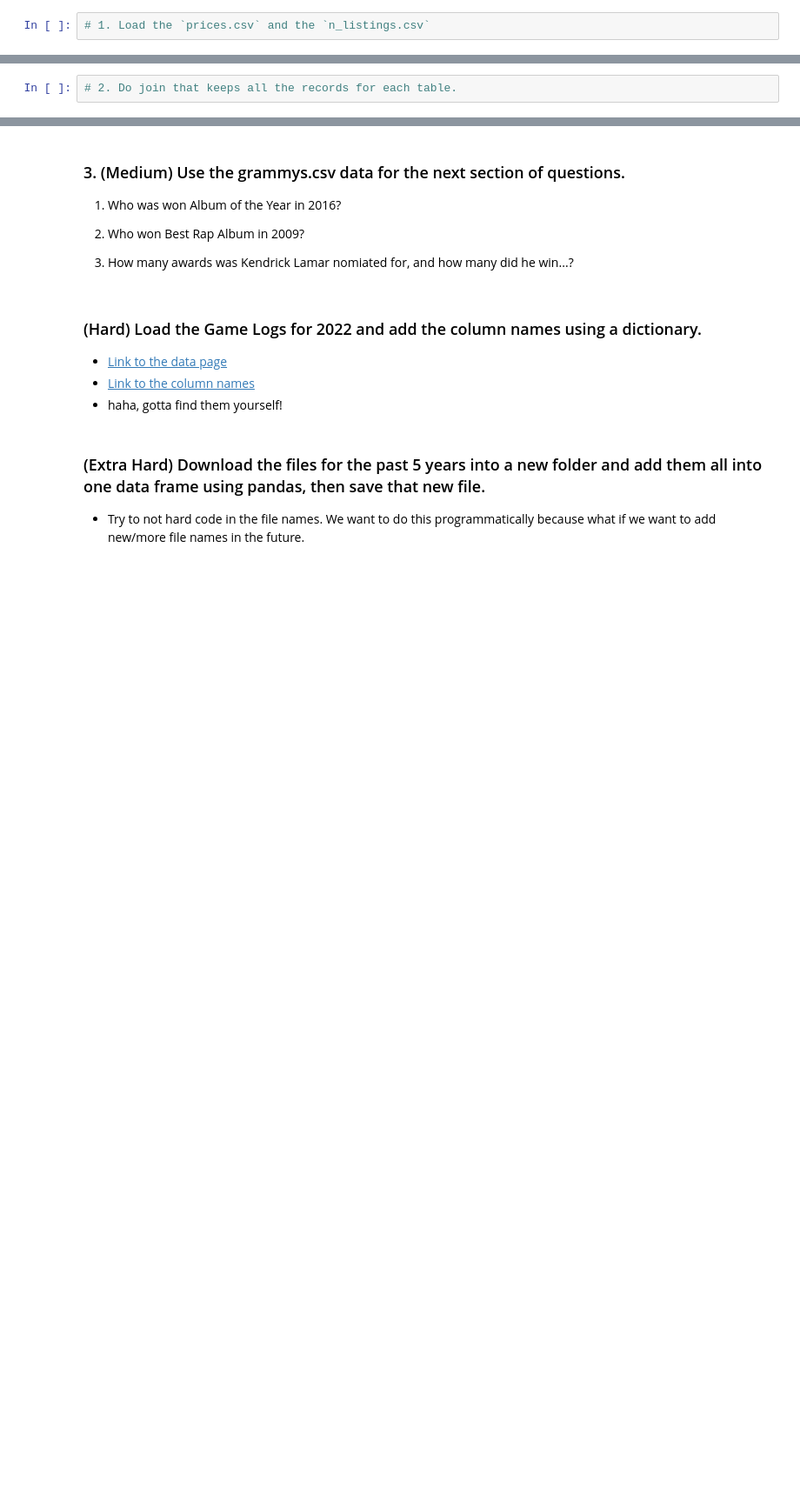
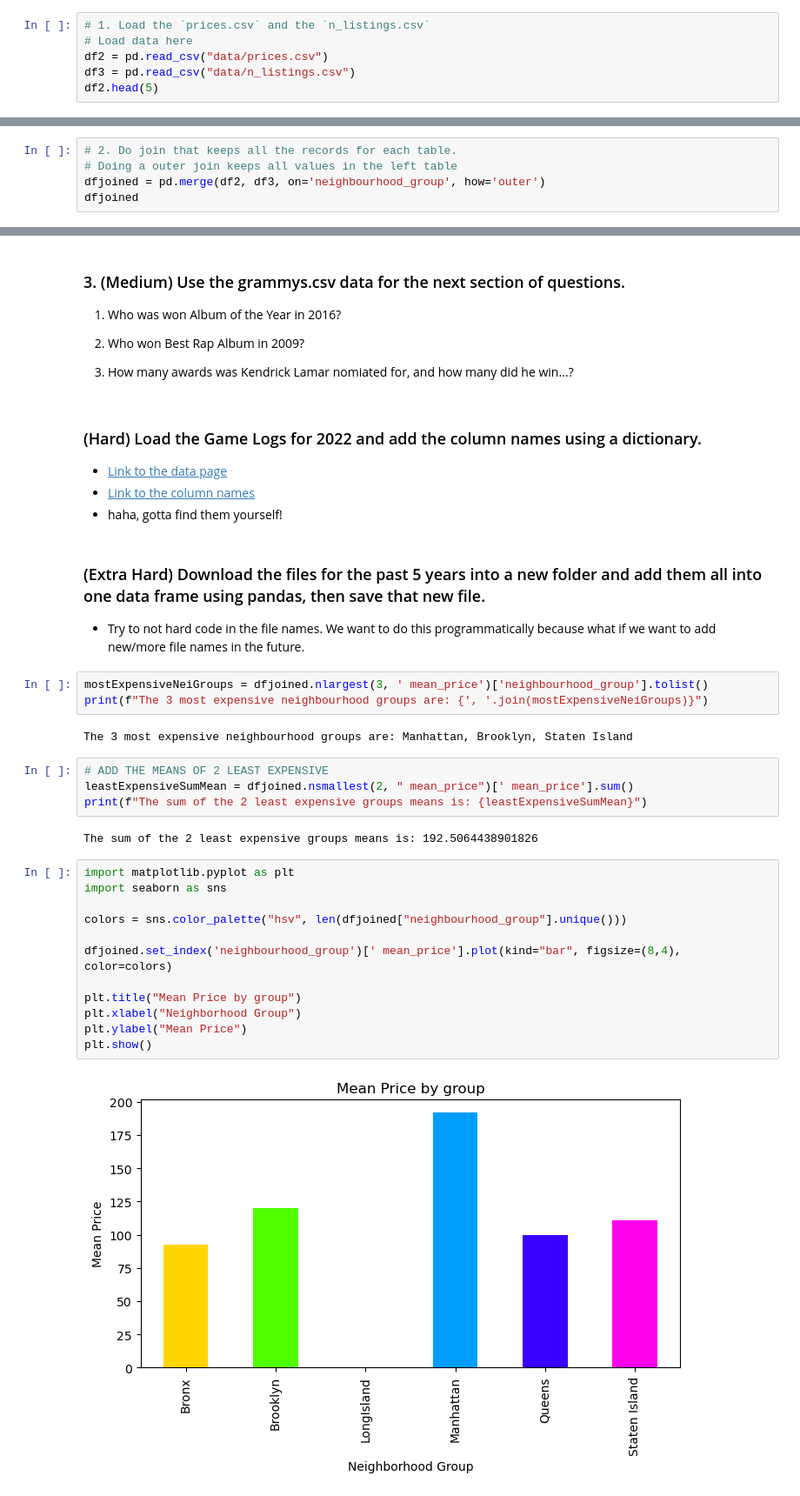
Before and after one commit to ahmadbasyouni10/my-fork-2024-DS-CTP, a Jupyter notebook: Week-01-Pandas/Exercise-AB.ipynb, the cells around one changed output, grey strips where cells are left out. Shown: that part at 87% size. Saved outputs shown, nothing was run; the diff lists cells and outputs as text; blank space fills up the shorter version.

```diff
--- a/Week-01-Pandas/Exercise-AB.ipynb
+++ b/Week-01-Pandas/Exercise-AB.ipynb
@@ -114,3 +255,7 @@ c1.sum()
 4. Load your saved table and see if it looks the same or different that the DataFrame you used to create it.
 # %%
 # 1. Load the `prices.csv` and the `n_listings.csv`
+# Load data here
+df2 = pd.read_csv("data/prices.csv")
+df3 = pd.read_csv("data/n_listings.csv")
+df2.head(5)
@@ -117,2 +277,5 @@ c1.sum()
 # %%
 # 2. Do join that keeps all the records for each table.
+# Doing a outer join keeps all values in the left table
+dfjoined = pd.merge(df2, df3, on='neighbourhood_group', how='outer')
+dfjoined
@@ -147,3 +329,28 @@ Every question below this cell is extra credit and optional.
 # %% [markdown]
 ### (Extra Hard) Download the files for the past 5 years into a new folder and add them all into one data frame using pandas, then save that new file.
 * Try to not hard code in the file names. We want to do this programmatically because what if we want to add new/more file names in the future.
+# %%
+mostExpensiveNeiGroups = dfjoined.nlargest(3, ' mean_price')['neighbourhood_group'].tolist()
+print(f"The 3 most expensive neighbourhood groups are: {', '.join(mostExpensiveNeiGroups)}")
+# %% [output]
+The 3 most expensive neighbourhood groups are: Manhattan, Brooklyn, Staten Island
+# %%
+# ADD THE MEANS OF 2 LEAST EXPENSIVE
+leastExpensiveSumMean = dfjoined.nsmallest(2, " mean_price")[' mean_price'].sum()
+print(f"The sum of the 2 least expensive groups means is: {leastExpensiveSumMean}")
+# %% [output]
+The sum of the 2 least expensive groups means is: 192.5064438901826
+# %%
+import matplotlib.pyplot as plt
+import seaborn as sns
+
+colors = sns.color_palette("hsv", len(dfjoined["neighbourhood_group"].unique()))
+
+dfjoined.set_index('neighbourhood_group')[' mean_price'].plot(kind="bar", figsize=(8,4), color=colors)
+
+plt.title("Mean Price by group")
+plt.xlabel("Neighborhood Group")
+plt.ylabel("Mean Price")
+plt.show()
+# %% [output]
+[figure, added]
```
Also changed, not shown: parts of 24 cells of this notebook, 5 other files.
